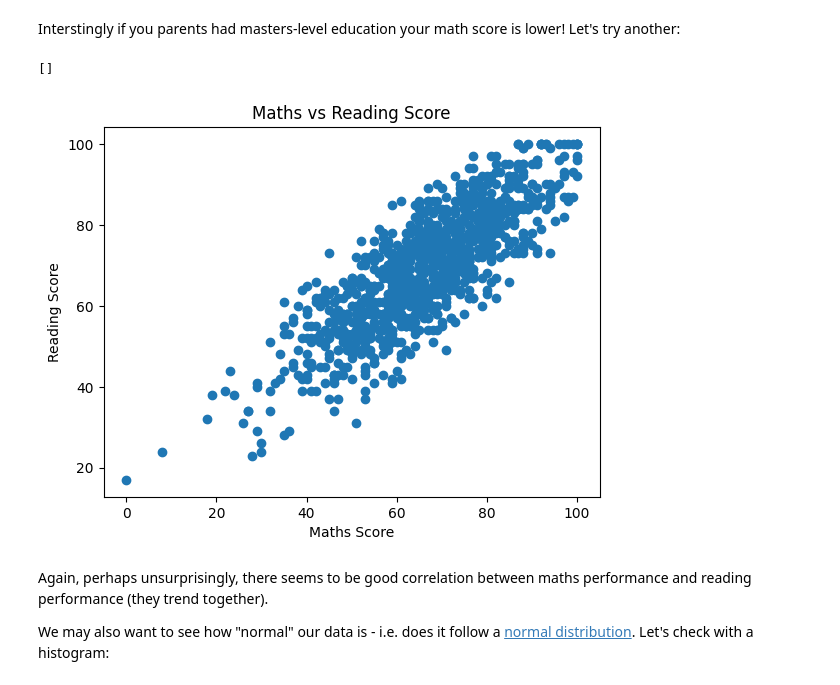
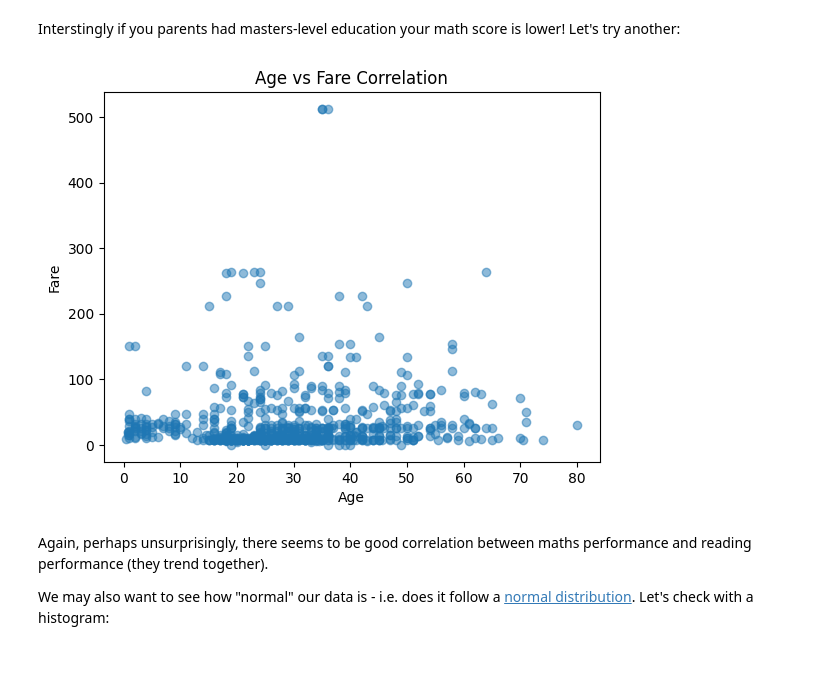
Before and after one commit to yfiship769-lgtm/yfiship769-lgtm-DataScience-GenAI-Submissions, a Jupyter notebook: 2.05_Exploratory_Data_Analysis_COMPLETED.ipynb, the cells around one changed output. Saved outputs shown, nothing was run; the diff lists cells and outputs as text; code cells hidden in the pictures.

```diff
--- a/2.05_Exploratory_Data_Analysis_COMPLETED.ipynb
+++ b/2.05_Exploratory_Data_Analysis_COMPLETED.ipynb
@@ -122,14 +134,14 @@ plt.plot() # plot the chart to screen
 # %% [markdown]
 Interstingly if you parents had masters-level education your math score is lower! Let's try another:
-# %%
-plt.scatter(students['math score'], students['reading score'])
-plt.xlabel('Maths Score')
-plt.ylabel('Reading Score')
-plt.title('Maths vs Reading Score')
-plt.plot()
-# %% [output]
-[]
-[figure, removed]
+# %%
+# 绘制年龄 (Age) 与票价 (Fare) 的散点图
+plt.scatter(titanic['Age'], titanic['Fare'], alpha=0.5)
+plt.xlabel('Age')
+plt.ylabel('Fare')
+plt.title('Age vs Fare Correlation')
+plt.show()
+# %% [output]
+[figure, added]
 # %% [markdown]
 Again, perhaps unsurprisingly, there seems to be good correlation between maths performance and reading performance (they trend together).
 
```
Also changed, not shown: parts of 17 cells of this notebook.
